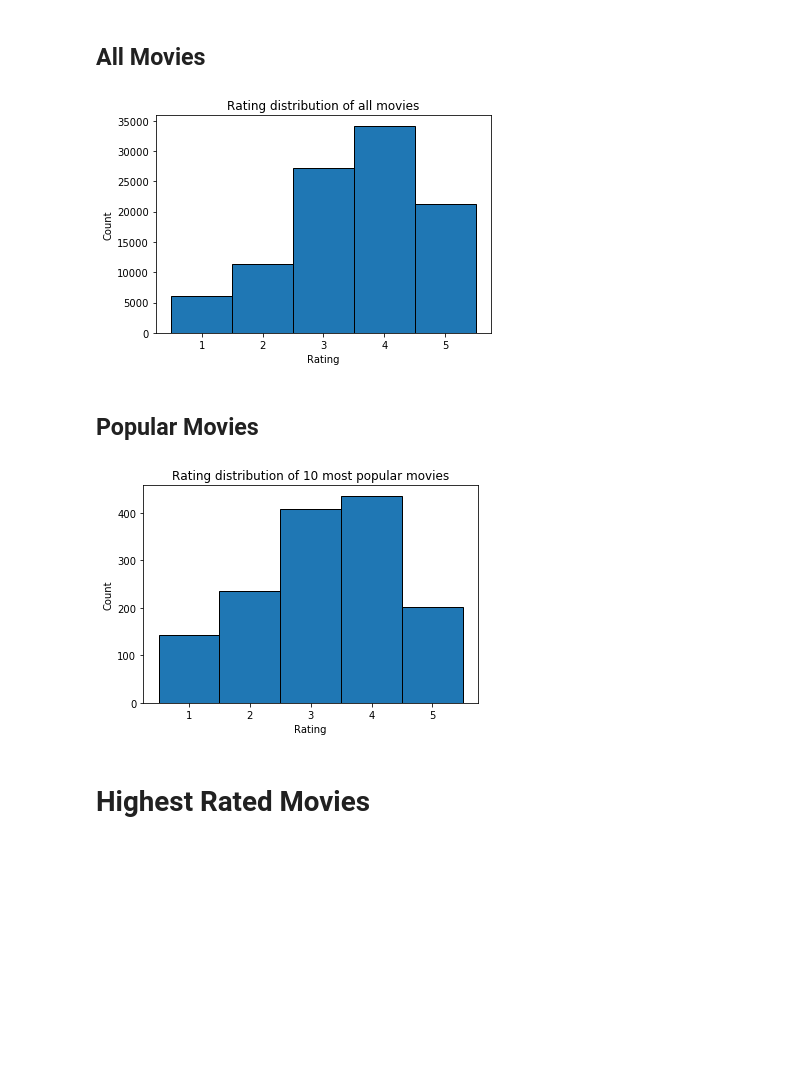
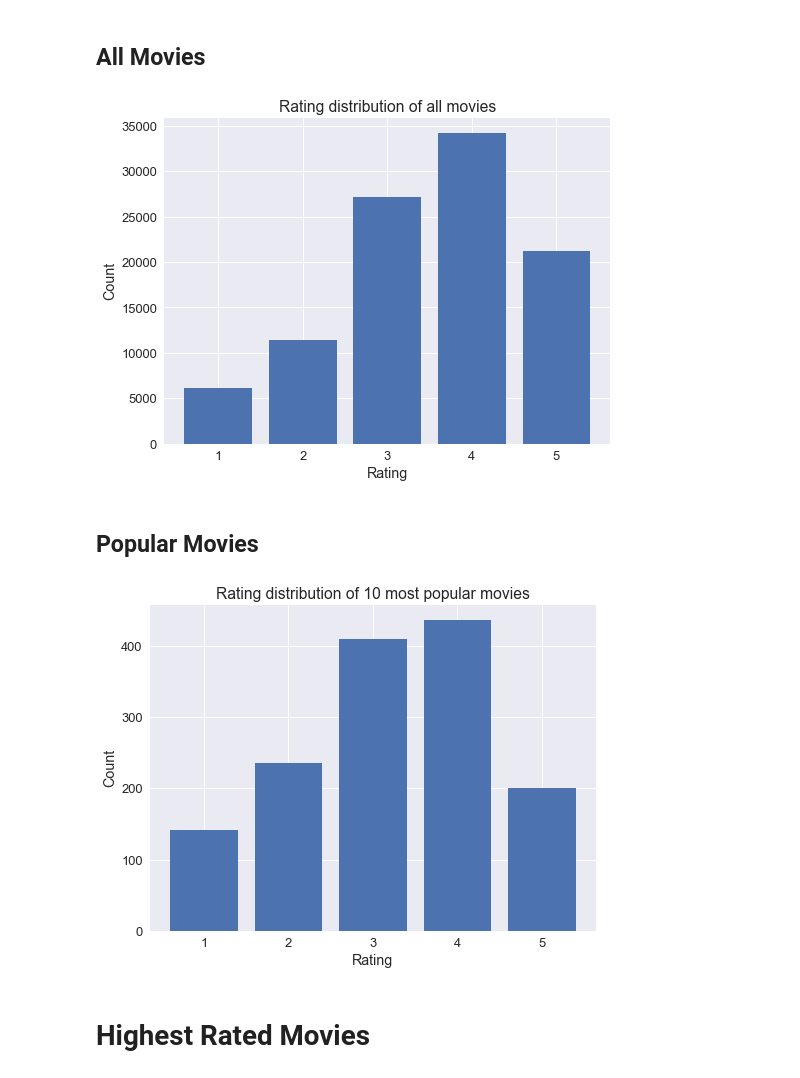
Before and after one commit to vlchen888/cs155-miniproject2, a Jupyter notebook: src/project2.ipynb, the cells around one changed output. Saved outputs shown, nothing was run; the diff lists cells and outputs as text; code cells hidden in the pictures; blank space fills up the shorter version.

Commit message:
Updated visualizations

```diff
--- a/src/project2.ipynb
+++ b/src/project2.ipynb
@@ -1,6 +1,9 @@
 # %%
 import numpy as np
 import matplotlib.pyplot as plt
+import seaborn as sns
+sns.set(color_codes=True)
+sns.set(font_scale=1.3)
 %matplotlib inline
 %load_ext autoreload
 %autoreload 2
@@ -19,13 +22,14 @@ movies = np.genfromtxt('data/movies.txt', delimiter='\t', dtype=None,encoding=No
 ## All Movies
 # %%
 # plot distribution of all ratings
-plt.hist(data[:,2],bins=np.arange(1,7)-0.5,edgecolor='k');
+plt.figure(figsize=(8,6))
+plt.hist(data[:,2],bins=np.arange(1,7)-0.5,rwidth=0.8);
 plt.xticks(np.arange(1,6));
 plt.xlabel('Rating');
 plt.ylabel('Count');
 plt.title('Rating distribution of all movies');
 # %% [output]
-[figure, old version]
+[figure, new version]
 # %% [markdown]
 ## Popular Movies
 # %%
@@ -40,13 +44,14 @@ pop_inds_data = np.nonzero(np.isin(data[:,1], pop_inds_mov))
 data_pop = data[pop_inds_data,:][0]
 
 # plot distribution of these ratings
-plt.hist(data_pop[:,2],bins=np.arange(1,7)-0.5,edgecolor='k');
+plt.figure(figsize=(8,6))
+plt.hist(data_pop[:,2],bins=np.arange(1,7)-0.5,rwidth=0.8);
 plt.xticks(np.arange(1,6));
 plt.xlabel('Rating');
 plt.ylabel('Count');
 plt.title('Rating distribution of 10 most popular movies');
 # %% [output]
-[figure, old version]
+[figure, new version]
 # %% [markdown]
 # Highest Rated Movies
 # %%
```
Also changed, not shown: parts of 7 cells of this notebook.
